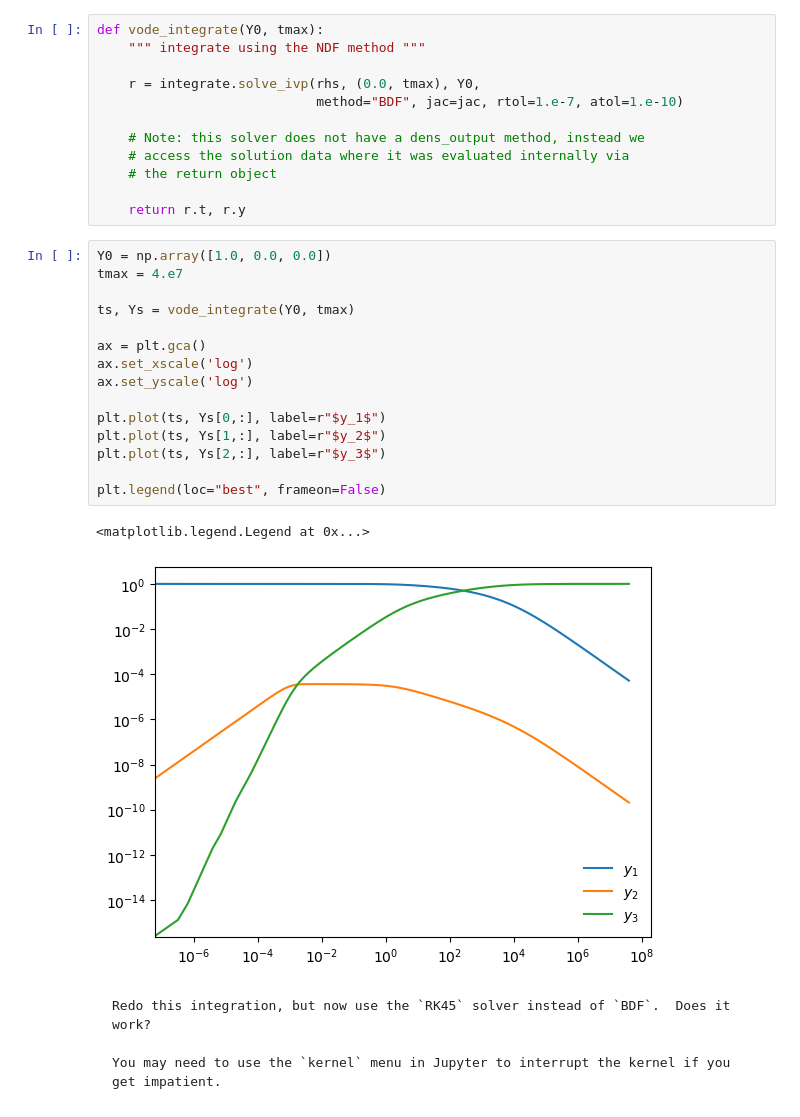
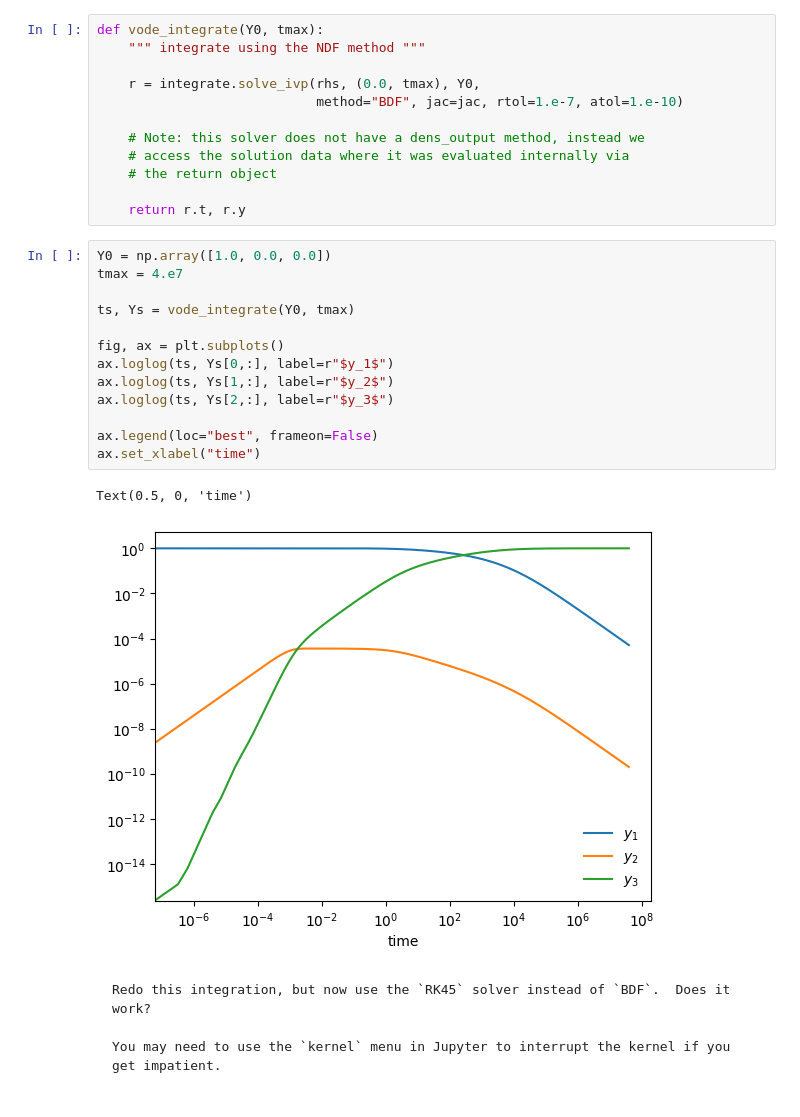
Before and after one commit to sbu-phy-ast-reu/reu-python-tutorial, a Jupyter notebook: content/05-python-scipy/scipy-basics.ipynb, the cells around one changed output. Cells and saved outputs as stored; diff of their text form.

````diff
--- a/content/05-python-scipy/scipy-basics.ipynb
+++ b/content/05-python-scipy/scipy-basics.ipynb
@@ -517,21 +553,19 @@ def vode_integrate(Y0, tmax):
 # %%
 Y0 = np.array([1.0, 0.0, 0.0])
 tmax = 4.e7
 
 ts, Ys = vode_integrate(Y0, tmax)
 
-ax = plt.gca()
-ax.set_xscale('log')
-ax.set_yscale('log')
+fig, ax = plt.subplots()
+ax.loglog(ts, Ys[0,:], label=r"$y_1$")
+ax.loglog(ts, Ys[1,:], label=r"$y_2$")
+ax.loglog(ts, Ys[2,:], label=r"$y_3$")
 
-plt.plot(ts, Ys[0,:], label=r"$y_1$")
-plt.plot(ts, Ys[1,:], label=r"$y_2$")
-plt.plot(ts, Ys[2,:], label=r"$y_3$")
-
-plt.legend(loc="best", frameon=False)
+ax.legend(loc="best", frameon=False)
+ax.set_xlabel("time")
 # %% [output]
-<matplotlib.legend.Legend at 0x...>
+Text(0.5, 0, 'time')
-[figure, old version]
+[figure, new version]
 # %% [markdown]
 ```{admonition} try it
 Redo this integration, but now use the `RK45` solver instead of `BDF`.  Does it work?
````
Also changed, not shown: parts of 51 cells of this notebook, 1 other file.
